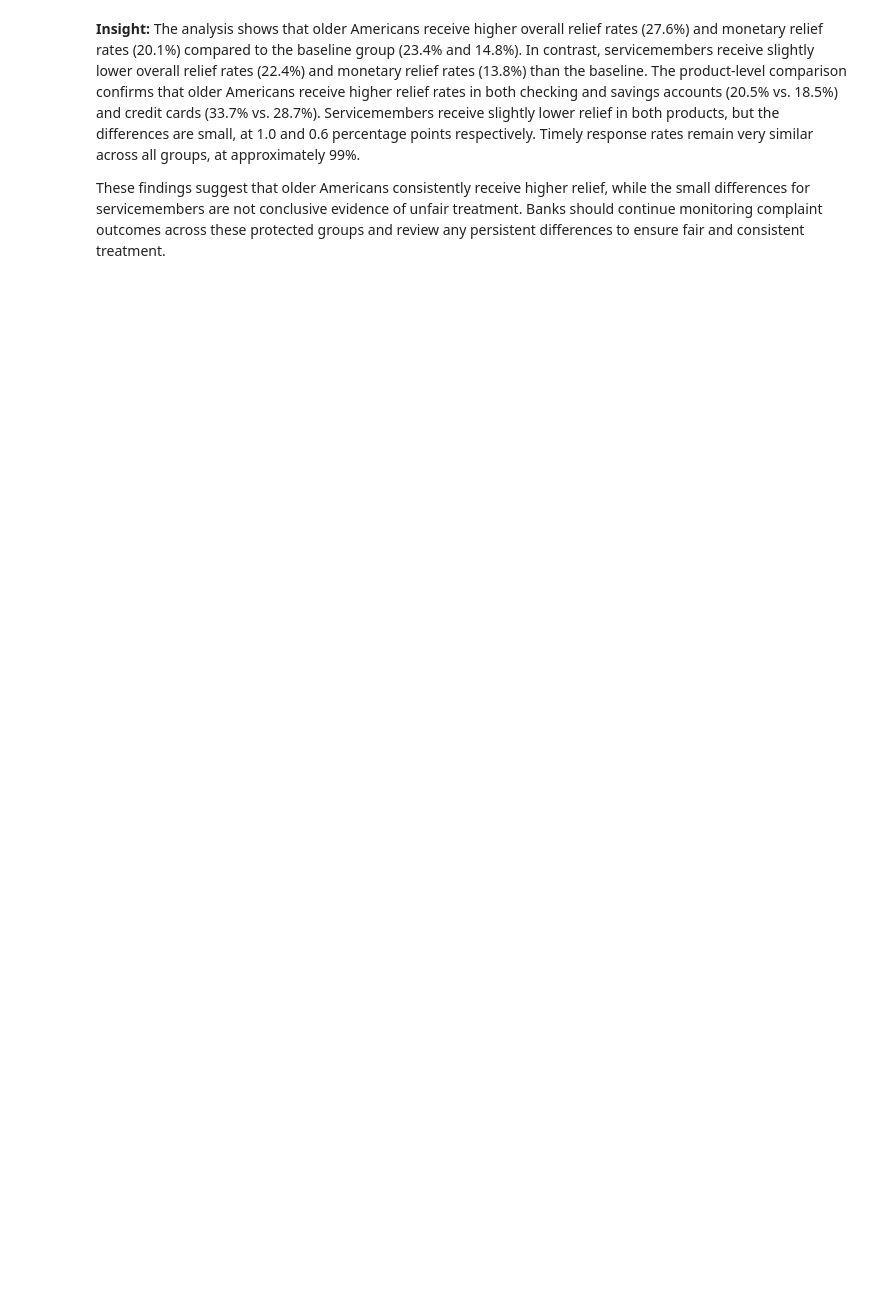
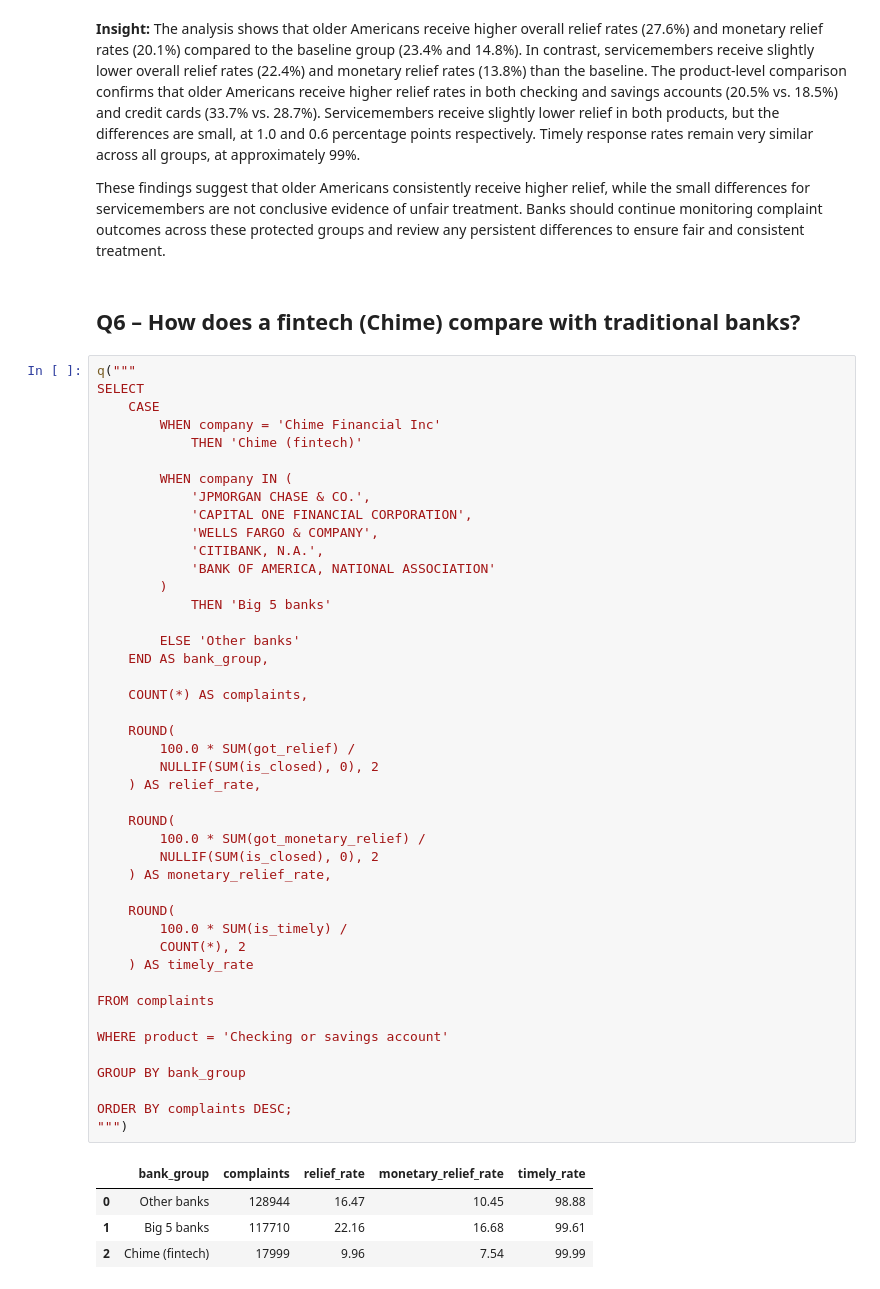
Before and after one commit to shatabdi-kashyap/bank-complaints-analysis, a Jupyter notebook: notebooks/05_sql_analysis.ipynb, the cells around one changed output. Drawn from its saved outputs; the diff is of its cells as text; blank space fills up the shorter version.

Commit message:
SQL Q6: Chime vs traditional banks

```diff
--- a/notebooks/05_sql_analysis.ipynb
+++ b/notebooks/05_sql_analysis.ipynb
@@ -349,3 +349,54 @@ ORDER BY product, complaints DESC;
 **Insight:** The analysis shows that older Americans receive higher overall relief rates (27.6%) and monetary relief rates (20.1%) compared to the baseline group (23.4% and 14.8%). In contrast, servicemembers receive slightly lower overall relief rates (22.4%) and monetary relief rates (13.8%) than the baseline. The product-level comparison confirms that older Americans receive higher relief rates in both checking and savings accounts (20.5% vs. 18.5%) and credit cards (33.7% vs. 28.7%). Servicemembers receive slightly lower relief in both products, but the differences are small, at 1.0 and 0.6 percentage points respectively. Timely response rates remain very similar across all groups, at approximately 99%.
 
 These findings suggest that older Americans consistently receive higher relief, while the small differences for servicemembers are not conclusive evidence of unfair treatment. Banks should continue monitoring complaint outcomes across these protected groups and review any persistent differences to ensure fair and consistent treatment.
+# %% [markdown]
+## Q6 – How does a fintech (Chime) compare with traditional banks?
+# %%
+q("""
+SELECT
+    CASE
+        WHEN company = 'Chime Financial Inc'
+            THEN 'Chime (fintech)'
+
+        WHEN company IN (
+            'JPMORGAN CHASE & CO.',
+            'CAPITAL ONE FINANCIAL CORPORATION',
+            'WELLS FARGO & COMPANY',
+            'CITIBANK, N.A.',
+            'BANK OF AMERICA, NATIONAL ASSOCIATION'
+        )
+            THEN 'Big 5 banks'
+
+        ELSE 'Other banks'
+    END AS bank_group,
+
+    COUNT(*) AS complaints,
+
+    ROUND(
+        100.0 * SUM(got_relief) /
+        NULLIF(SUM(is_closed), 0), 2
+    ) AS relief_rate,
+
+    ROUND(
+        100.0 * SUM(got_monetary_relief) /
+        NULLIF(SUM(is_closed), 0), 2
+    ) AS monetary_relief_rate,
+
+    ROUND(
+        100.0 * SUM(is_timely) /
+        COUNT(*), 2
+    ) AS timely_rate
+
+FROM complaints
+
+WHERE product = 'Checking or savings account'
+
+GROUP BY bank_group
+
+ORDER BY complaints DESC;
+""")
+# %% [output]
+|  | bank_group | complaints | relief_rate | monetary_relief_rate | timely_rate |
+| 0 | Other banks | 128944 | 16.47 | 10.45 | 98.88 |
+| 1 | Big 5 banks | 117710 | 22.16 | 16.68 | 99.61 |
+| 2 | Chime (fintech) | 17999 | 9.96 | 7.54 | 99.99 |
```
Also changed, not shown: parts of 3 cells of this notebook.
